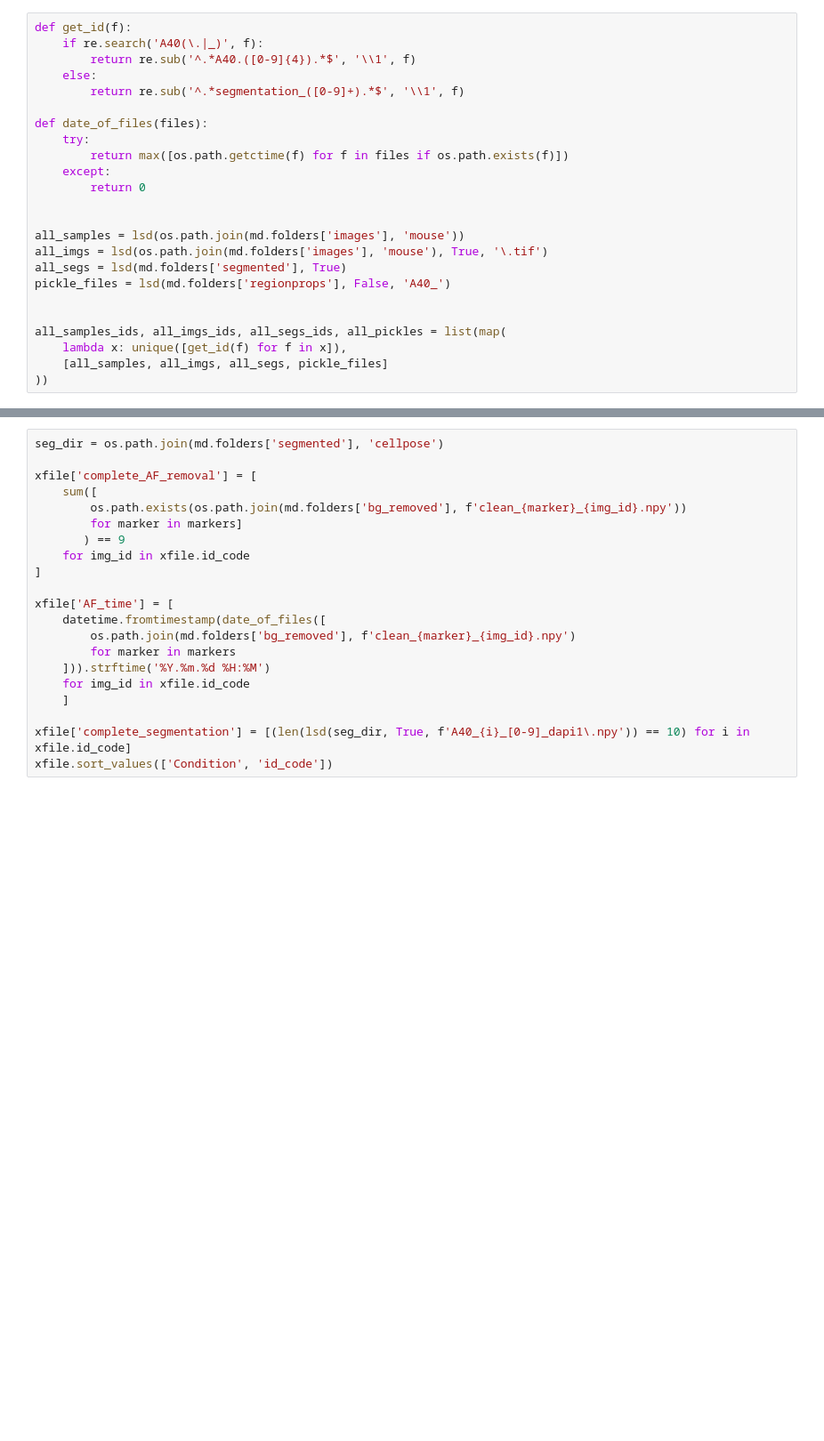
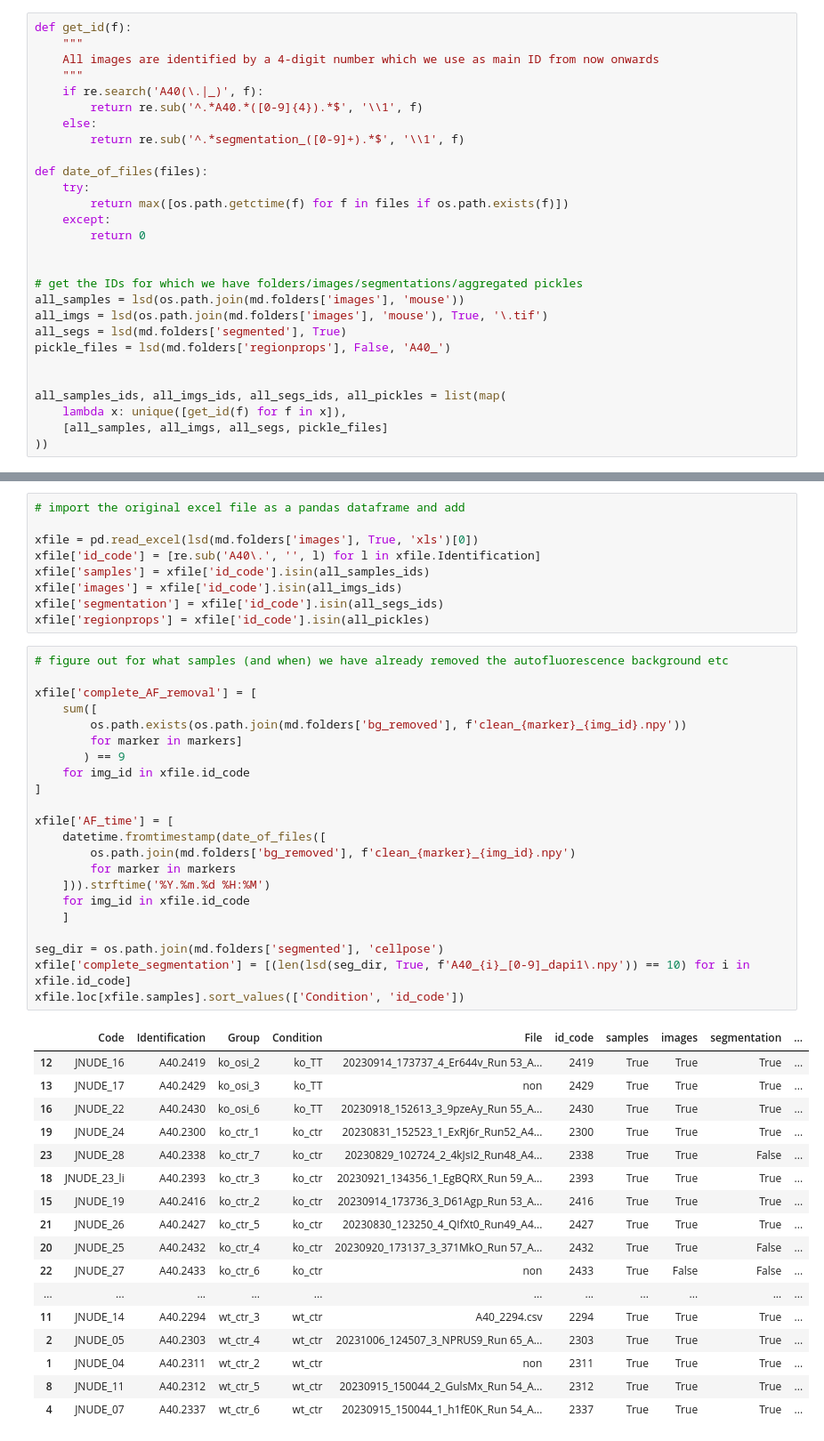
Before and after one commit to bozeklab/lunaphore, a Jupyter notebook: notebooks/00-ste-check_data.ipynb, the cells around one changed output, grey strips where cells are left out. Shown at 89% size. Cells and saved outputs as stored; diff of their text form; blank space fills up the shorter version.

```diff
--- a/notebooks/00-ste-check_data.ipynb
+++ b/notebooks/00-ste-check_data.ipynb
@@ -25,8 +25,11 @@ global markers
 markers = list(md.markers)
 # %%
 def get_id(f):
+    """
+    All images are identified by a 4-digit number which we use as main ID from now onwards
+    """
     if re.search('A40(\.|_)', f):
-        return re.sub('^.*A40.([0-9]{4}).*$', '\\1', f)
+        return re.sub('^.*A40.*([0-9]{4}).*$', '\\1', f)
     else:
         return re.sub('^.*segmentation_([0-9]+).*$', '\\1', f)
 
@@ -37,6 +40,7 @@ def date_of_files(files):
         return 0
 
 
+# get the IDs for which we have folders/images/segmentations/aggregated pickles
 all_samples = lsd(os.path.join(md.folders['images'], 'mouse'))
 all_imgs = lsd(os.path.join(md.folders['images'], 'mouse'), True, '\.tif')
 all_segs = lsd(md.folders['segmented'], True)
@@ -61,22 +54,50 @@ xfile.loc[xfile.sam & -xfile.img]
+# %%
+# import the original excel file as a pandas dataframe and add
+
+xfile = pd.read_excel(lsd(md.folders['images'], True, 'xls')[0])
+xfile['id_code'] = [re.sub('A40\.', '', l) for l in xfile.Identification]
+xfile['samples'] = xfile['id_code'].isin(all_samples_ids)
+xfile['images'] = xfile['id_code'].isin(all_imgs_ids)
+xfile['segmentation'] = xfile['id_code'].isin(all_segs_ids)
+xfile['regionprops'] = xfile['id_code'].isin(all_pickles)
 # %%
-seg_dir = os.path.join(md.folders['segmented'], 'cellpose')
+# figure out for what samples (and when) we have already removed the autofluorescence background etc
 
 xfile['complete_AF_removal'] = [
     sum([
         os.path.exists(os.path.join(md.folders['bg_removed'], f'clean_{marker}_{img_id}.npy'))
         for marker in markers]
        ) == 9
     for img_id in xfile.id_code
 ]
 
 xfile['AF_time'] = [
     datetime.fromtimestamp(date_of_files([
         os.path.join(md.folders['bg_removed'], f'clean_{marker}_{img_id}.npy')
         for marker in markers
     ])).strftime('%Y.%m.%d %H:%M')
     for img_id in xfile.id_code
     ]
 
+seg_dir = os.path.join(md.folders['segmented'], 'cellpose')
 xfile['complete_segmentation'] = [(len(lsd(seg_dir, True, f'A40_{i}_[0-9]_dapi1\.npy')) == 10) for i in xfile.id_code]
-xfile.sort_values(['Condition', 'id_code'])
+xfile.loc[xfile.samples].sort_values(['Condition', 'id_code'])
+# %% [output]
+|  | Code | Identification | Group | Condition | File | id_code | samples | images | segmentation | ... |
+| 12 | JNUDE_16 | A40.2419 | ko_osi_2 | ko_TT | 20230914_173737_4_Er644v_Run 53_A... | 2419 | True | True | True | ... |
+| 13 | JNUDE_17 | A40.2429 | ko_osi_3 | ko_TT | non | 2429 | True | True | True | ... |
+| 16 | JNUDE_22 | A40.2430 | ko_osi_6 | ko_TT | 20230918_152613_3_9pzeAy_Run 55_A... | 2430 | True | True | True | ... |
+| 19 | JNUDE_24 | A40.2300 | ko_ctr_1 | ko_ctr | 20230831_152523_1_ExRj6r_Run52_A4... | 2300 | True | True | True | ... |
+| 23 | JNUDE_28 | A40.2338 | ko_ctr_7 | ko_ctr | 20230829_102724_2_4kJsI2_Run48_A4... | 2338 | True | True | False | ... |
+| 18 | JNUDE_23_li | A40.2393 | ko_ctr_3 | ko_ctr | 20230921_134356_1_EgBQRX_Run 59_A... | 2393 | True | True | True | ... |
+| 15 | JNUDE_19 | A40.2416 | ko_ctr_2 | ko_ctr | 20230914_173736_3_D61Agp_Run 53_A... | 2416 | True | True | True | ... |
+| 21 | JNUDE_26 | A40.2427 | ko_ctr_5 | ko_ctr | 20230830_123250_4_QIfXt0_Run49_A4... | 2427 | True | True | True | ... |
+| 20 | JNUDE_25 | A40.2432 | ko_ctr_4 | ko_ctr | 20230920_173137_3_371MkO_Run 57_A... | 2432 | True | True | False | ... |
+| 22 | JNUDE_27 | A40.2433 | ko_ctr_6 | ko_ctr | non | 2433 | True | False | False | ... |
+| ... | ... | ... | ... | ... | ... | ... | ... | ... | ... | ... |
+| 11 | JNUDE_14 | A40.2294 | wt_ctr_3 | wt_ctr | A40_2294.csv | 2294 | True | True | True | ... |
+| 2 | JNUDE_05 | A40.2303 | wt_ctr_4 | wt_ctr | 20231006_124507_3_NPRUS9_Run 65_A... | 2303 | True | True | True | ... |
+| 1 | JNUDE_04 | A40.2311 | wt_ctr_2 | wt_ctr | non | 2311 | True | True | True | ... |
+| 8 | JNUDE_11 | A40.2312 | wt_ctr_5 | wt_ctr | 20230915_150044_2_GulsMx_Run 54_A... | 2312 | True | True | True | ... |
+| 4 | JNUDE_07 | A40.2337 | wt_ctr_6 | wt_ctr | 20230915_150044_1_h1fE0K_Run 54_A... | 2337 | True | True | True | ... |
 # %%
```
Also changed, not shown: parts of 5 cells of this notebook.
